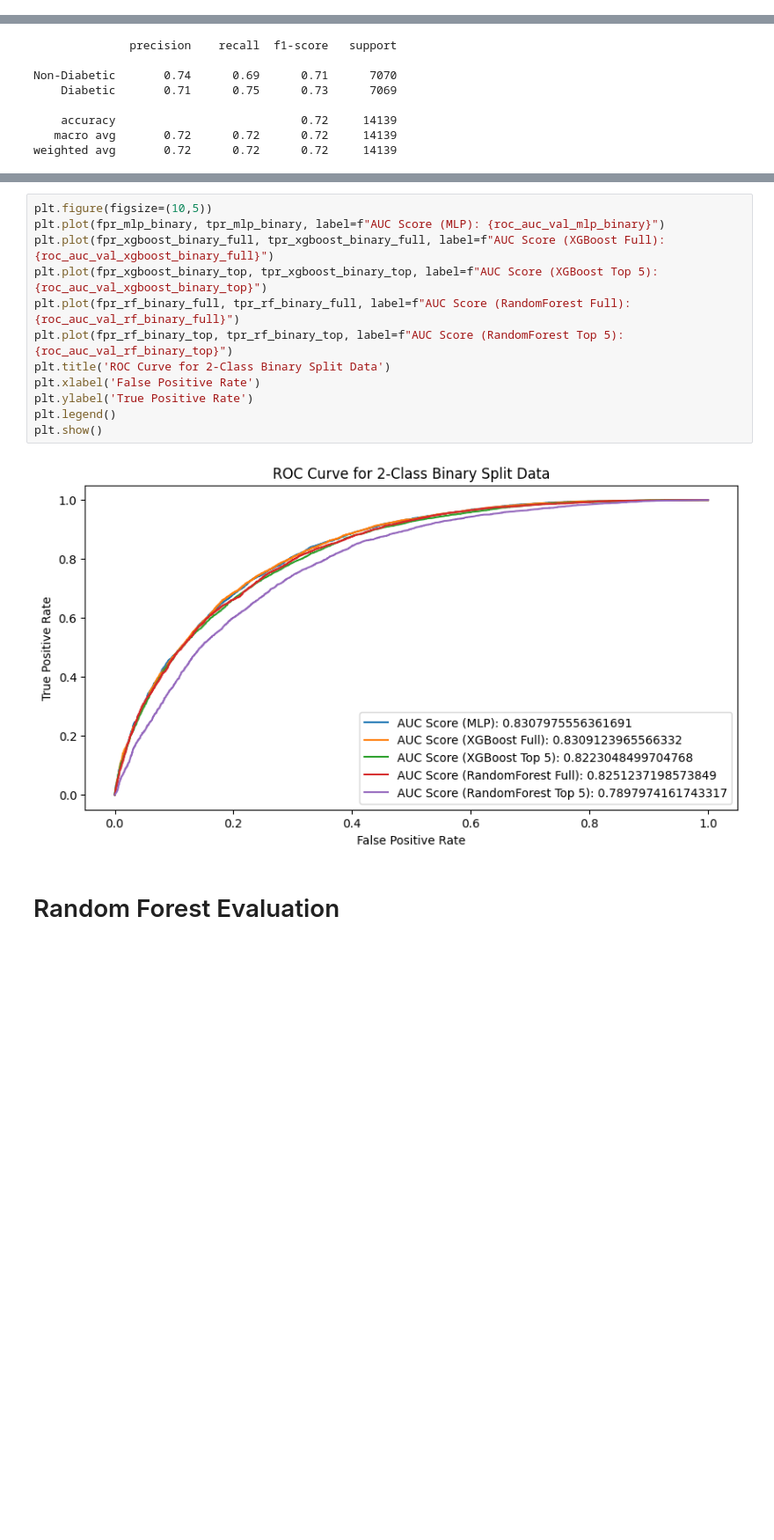
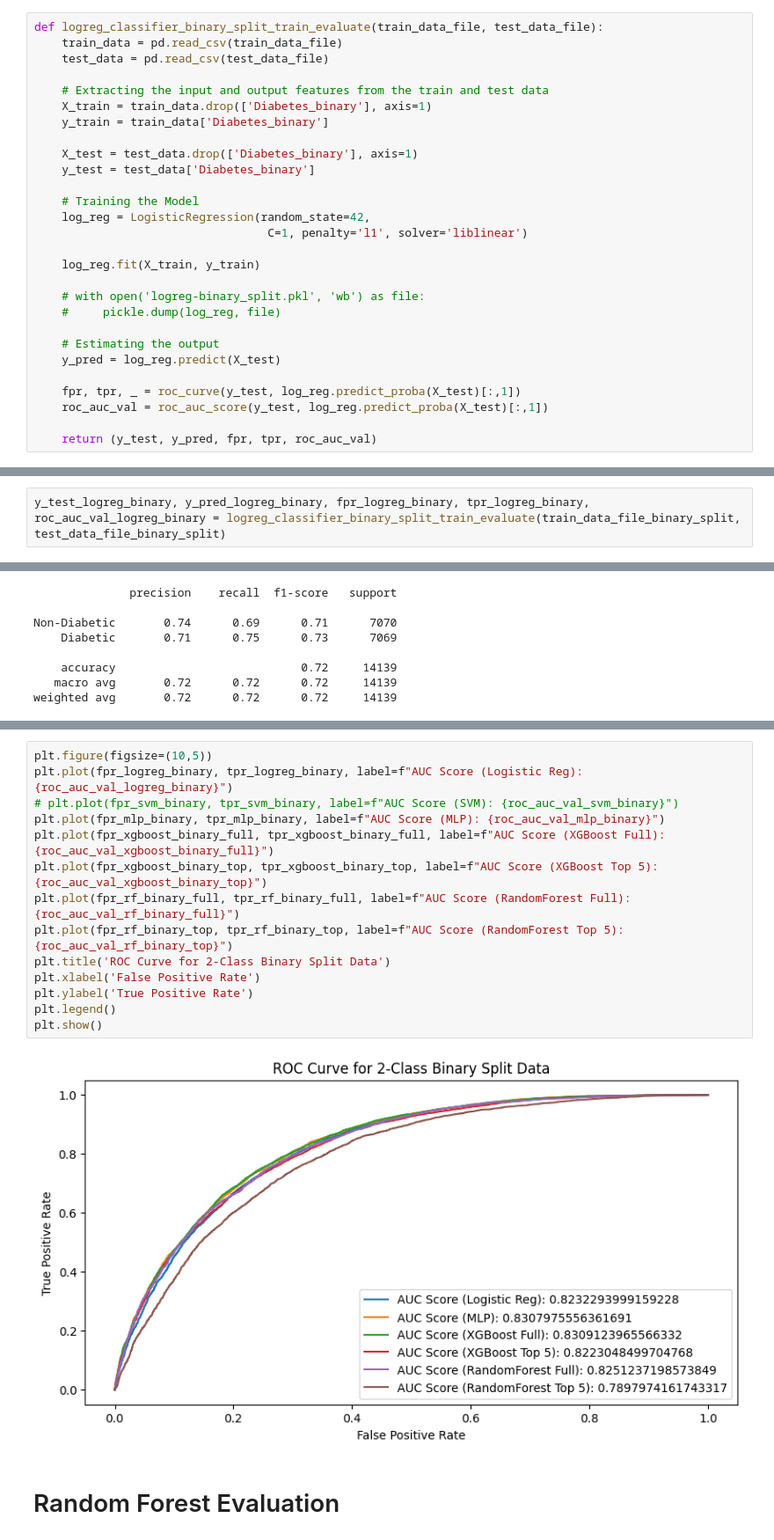
Before and after one commit to embedded-robotics/diabetes-detection-machine-learning, a Jupyter notebook: diabetes_classification.ipynb, the cells around one changed output, grey strips where cells are left out. Shown at 88% size. Saved outputs shown, nothing was run; the diff lists cells and outputs as text; blank space fills up the shorter version.

Commit message:
Completed the training of Logistic Regression as well

```diff
--- a/diabetes_classification.ipynb
+++ b/diabetes_classification.ipynb
@@ -31,0 +65,28 @@ test_data_file_binary_split = "Dataset/test_binary_split.csv"
+# %%
+def logreg_classifier_binary_split_train_evaluate(train_data_file, test_data_file):
+    train_data = pd.read_csv(train_data_file)
+    test_data = pd.read_csv(test_data_file)
+
+    # Extracting the input and output features from the train and test data
+    X_train = train_data.drop(['Diabetes_binary'], axis=1)
+    y_train = train_data['Diabetes_binary']
+
+    X_test = test_data.drop(['Diabetes_binary'], axis=1)
+    y_test = test_data['Diabetes_binary']
+
+    # Training the Model
+    log_reg = LogisticRegression(random_state=42,
+                                  C=1, penalty='l1', solver='liblinear')
+
+    log_reg.fit(X_train, y_train)
+
+    # with open('logreg-binary_split.pkl', 'wb') as file:
+    #     pickle.dump(log_reg, file)
+
+    # Estimating the output
+    y_pred = log_reg.predict(X_test)
+
+    fpr, tpr, _ = roc_curve(y_test, log_reg.predict_proba(X_test)[:,1])
+    roc_auc_val = roc_auc_score(y_test, log_reg.predict_proba(X_test)[:,1])
+
+    return (y_test, y_pred, fpr, tpr, roc_auc_val)
@@ -312,0 +461,2 @@ def random_forest_binary_split_train_evaluate_top5(train_data, test_data):
+# %%
+y_test_logreg_binary, y_pred_logreg_binary, fpr_logreg_binary, tpr_logreg_binary, roc_auc_val_logreg_binary = logreg_classifier_binary_split_train_evaluate(train_data_file_binary_split, test_data_file_binary_split)
@@ -622,16 +825,18 @@ plt.show()
 # %%
 plt.figure(figsize=(10,5))
+plt.plot(fpr_logreg_binary, tpr_logreg_binary, label=f"AUC Score (Logistic Reg): {roc_auc_val_logreg_binary}")
+# plt.plot(fpr_svm_binary, tpr_svm_binary, label=f"AUC Score (SVM): {roc_auc_val_svm_binary}")
 plt.plot(fpr_mlp_binary, tpr_mlp_binary, label=f"AUC Score (MLP): {roc_auc_val_mlp_binary}")
 plt.plot(fpr_xgboost_binary_full, tpr_xgboost_binary_full, label=f"AUC Score (XGBoost Full): {roc_auc_val_xgboost_binary_full}")
 plt.plot(fpr_xgboost_binary_top, tpr_xgboost_binary_top, label=f"AUC Score (XGBoost Top 5): {roc_auc_val_xgboost_binary_top}")
 plt.plot(fpr_rf_binary_full, tpr_rf_binary_full, label=f"AUC Score (RandomForest Full): {roc_auc_val_rf_binary_full}")
 plt.plot(fpr_rf_binary_top, tpr_rf_binary_top, label=f"AUC Score (RandomForest Top 5): {roc_auc_val_rf_binary_top}")
 plt.title('ROC Curve for 2-Class Binary Split Data')
 plt.xlabel('False Positive Rate')
 plt.ylabel('True Positive Rate')
 plt.legend()
 plt.show()
 # %% [output]
-[figure, old version]
+[figure, new version]
 # %% [markdown]
 # Random Forest Evaluation
```
Also changed, not shown: parts of 28 cells of this notebook, 1 other file.
